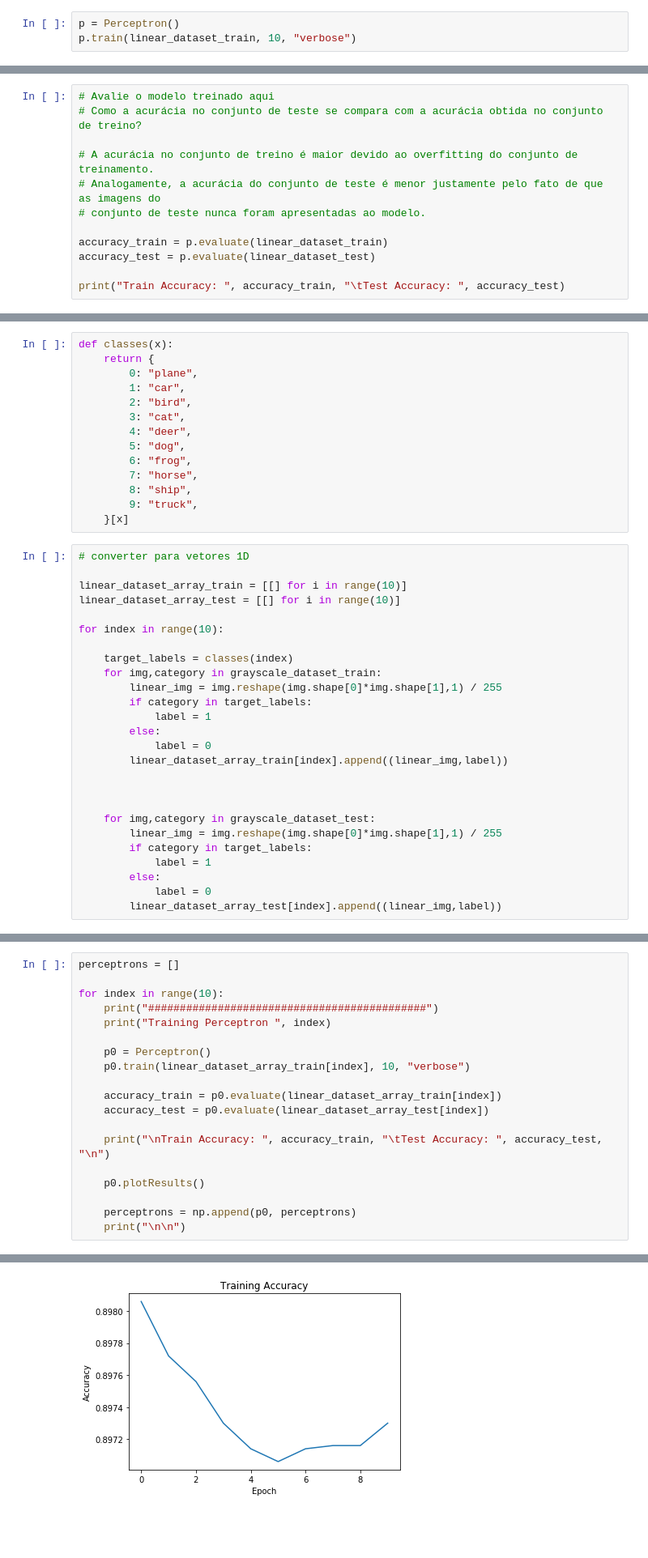
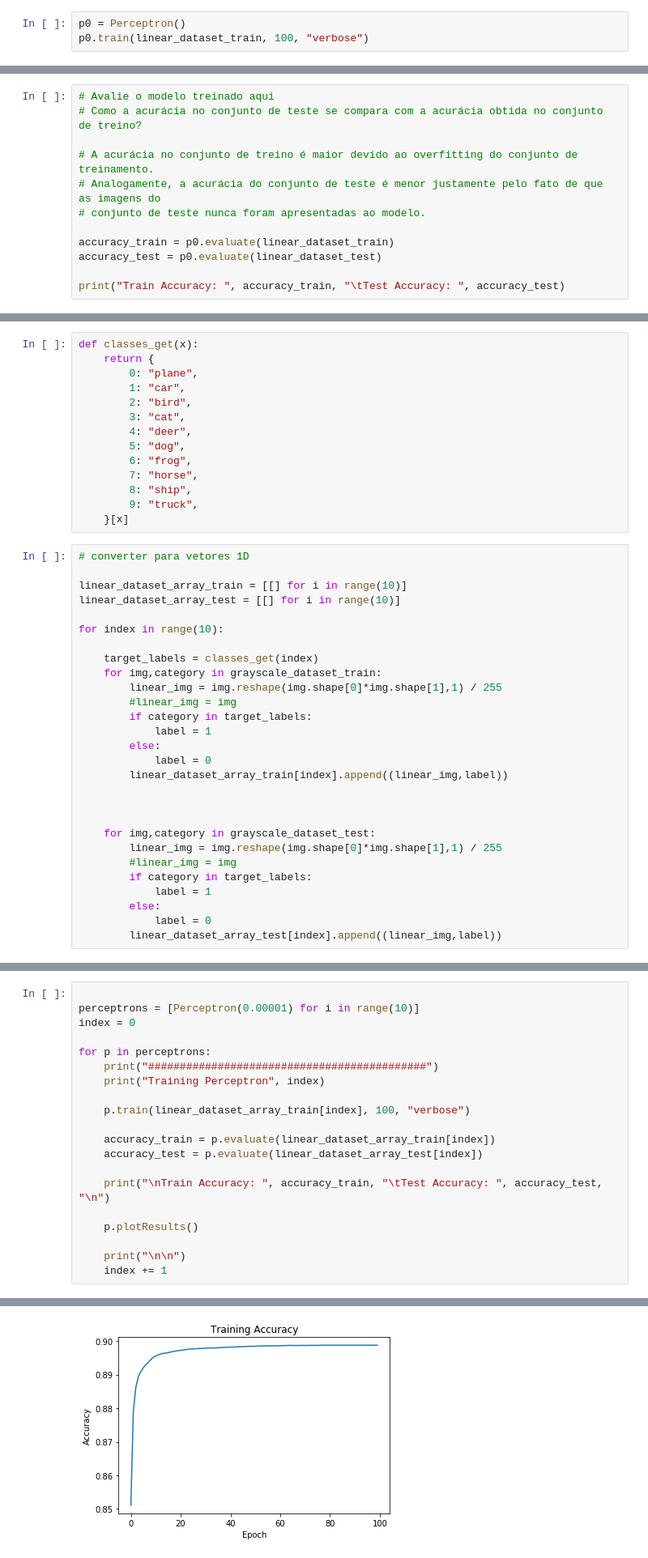
Before and after one commit to atbender/perceptron, a Jupyter notebook: Perceptron.ipynb, the cells around one changed output, grey strips where cells are left out. Shown at 81% size. Saved outputs shown, nothing was run; the diff lists cells and outputs as text; blank space fills up the shorter version.

Commit message:
testing perceptron list

```diff
--- a/Perceptron.ipynb
+++ b/Perceptron.ipynb
@@ -184,6 +184,6 @@ class Perceptron(object):
 # %% [markdown]
 # Treinando o perceptron
 # %%
-p = Perceptron()
-p.train(linear_dataset_train, 10, "verbose")
+p0 = Perceptron()
+p0.train(linear_dataset_train, 100, "verbose")
 # %% [output]
@@ -205,8 +212,8 @@ p.train(linear_dataset_train, 10, "verbose")
 # Analogamente, a acurácia do conjunto de teste é menor justamente pelo fato de que as imagens do
 # conjunto de teste nunca foram apresentadas ao modelo.
 
-accuracy_train = p.evaluate(linear_dataset_train)
-accuracy_test = p.evaluate(linear_dataset_test)
+accuracy_train = p0.evaluate(linear_dataset_train)
+accuracy_test = p0.evaluate(linear_dataset_test)
 
 print("Train Accuracy: ", accuracy_train, "\tTest Accuracy: ", accuracy_test)
 # %% [output]
@@ -226,7 +233,7 @@ Implemente aqui a modificação do processo de avaliação e treinamento para po
 - Ideia geral: treinar um perceptron por classe (exemplo positivo = exemplos da classe; exemplos negativos = exemplo de todas outras classes)
 - Dado um exemplo qualquer, como decidir qual perceptron está dando a classe correta?
 # %%
-def classes(x):
+def classes_get(x):
     return {
         0: "plane",
         1: "car",
@@ -247,9 +254,10 @@ linear_dataset_array_test = [[] for i in range(10)]
 
 for index in range(10):
 
-    target_labels = classes(index)
+    target_labels = classes_get(index)
     for img,category in grayscale_dataset_train:
         linear_img = img.reshape(img.shape[0]*img.shape[1],1) / 255
+        #linear_img = img
         if category in target_labels:
             label = 1
         else:
@@ -260,6 +268,7 @@ for index in range(10):
 
     for img,category in grayscale_dataset_test:
         linear_img = img.reshape(img.shape[0]*img.shape[1],1) / 255
+        #linear_img = img
         if category in target_labels:
             label = 1
         else:
@@ -268,21 +288,22 @@ for index in range(10):
 # %%
-perceptrons = []
 
-for index in range(10):
+perceptrons = [Perceptron(0.00001) for i in range(10)]
+index = 0
+
+for p in perceptrons:
     print("############################################")
-    print("Training Perceptron ", index)
+    print("Training Perceptron", index)
 
-    p0 = Perceptron()
-    p0.train(linear_dataset_array_train[index], 10, "verbose")
+    p.train(linear_dataset_array_train[index], 100, "verbose")
 
-    accuracy_train = p0.evaluate(linear_dataset_array_train[index])
-    accuracy_test = p0.evaluate(linear_dataset_array_test[index])
+    accuracy_train = p.evaluate(linear_dataset_array_train[index])
+    accuracy_test = p.evaluate(linear_dataset_array_test[index])
 
     print("\nTrain Accuracy: ", accuracy_train, "\tTest Accuracy: ", accuracy_test, "\n")
 
-    p0.plotResults()
+    p.plotResults()
 
-    perceptrons = np.append(p0, perceptrons)
     print("\n\n")
+    index += 1
 # %% [output]
 ############################################
@@ -350 +383 @@ Train Accuracy:  0.89724        Test Accuracy:  0.8983
-[figure, old version]
+[figure, new version]
```
Also changed, not shown: parts of 10 cells of this notebook.
